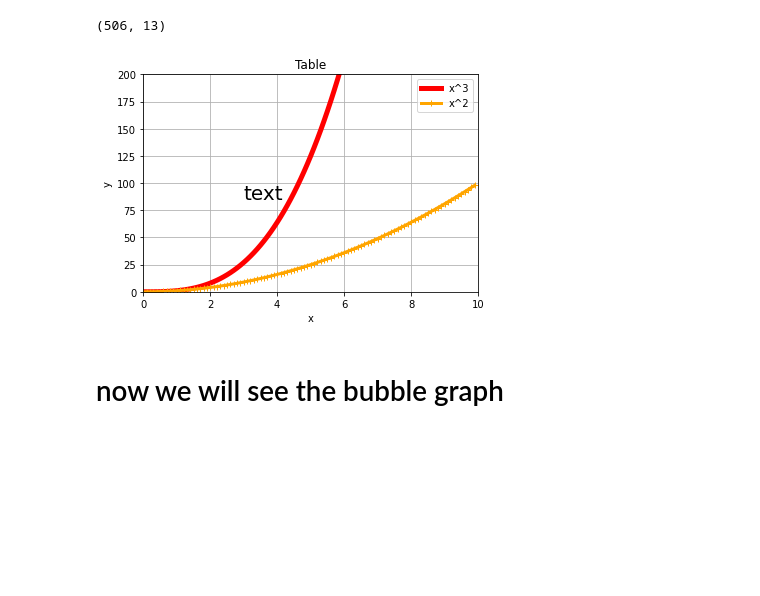
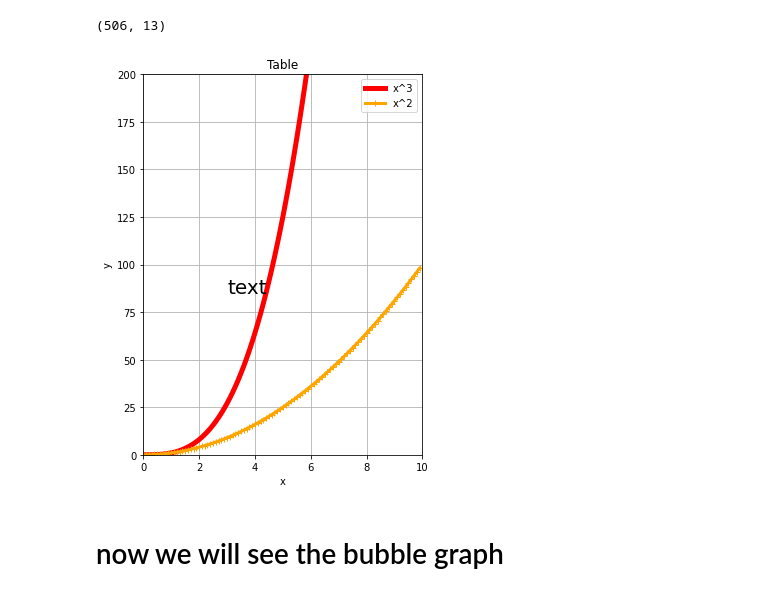
Before and after one commit to bhaskar2840/data_science, a Jupyter notebook: matplotlib.ipynb, the cells around one changed output. Drawn from its saved outputs; the diff is of its cells as text; code cells hidden in the pictures; blank space fills up the shorter version.

```diff
--- a/matplotlib.ipynb
+++ b/matplotlib.ipynb
@@ -62,32 +62,34 @@ a1.shape
 # %%
 x3=np.arange(0,10,0.1)
 y3=x3**3
 
 x5=np.arange(0,10,0.1)
 y5=x5**2
+
+fig = plt.subplots(figsize =(5, 7))#to give the size of figure
 
 
 
 plt.plot(x3,y3,color="red",linewidth =5,label="x^3")
 plt.plot(x5,y5,color="orange",linewidth =3,label="x^2",marker="+")
 
 plt.axis([0,10,0,200]) # gives the range of the graph shown
 
 plt.ylabel("y")
 plt.xlabel("x")
 
 plt.grid()
 
 plt.legend() # this is for the name written on the topright corner
 
 
 plt.title("Table")
 
 plt.text(3,85,"text",fontsize=20) #this shows text and the (3,85 ) are position on the graph
 
 plt.show()
 # %% [output]
-[figure, old version]
+[figure, new version]
 # %% [markdown]
 # now we will see the bubble graph
 # %%
```
Also changed, not shown: parts of 17 cells of this notebook.
